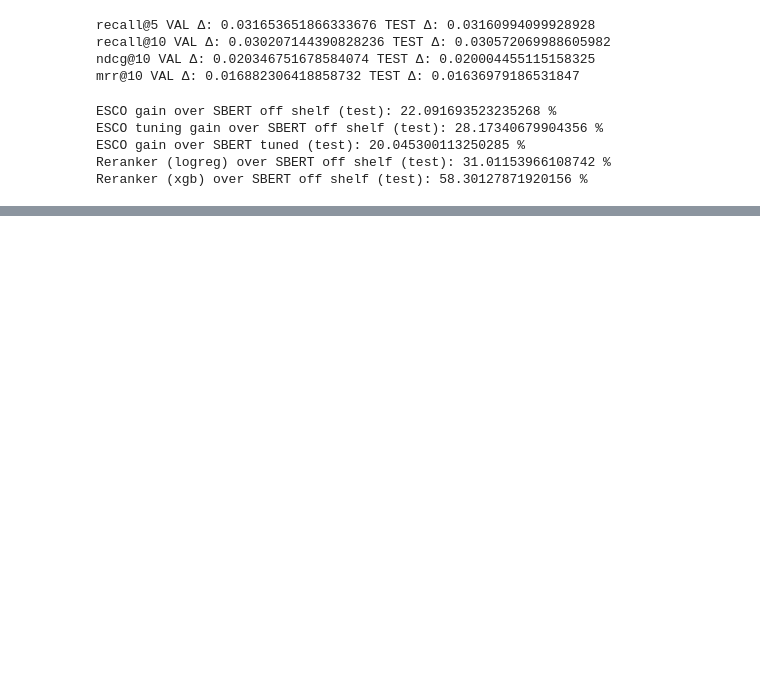
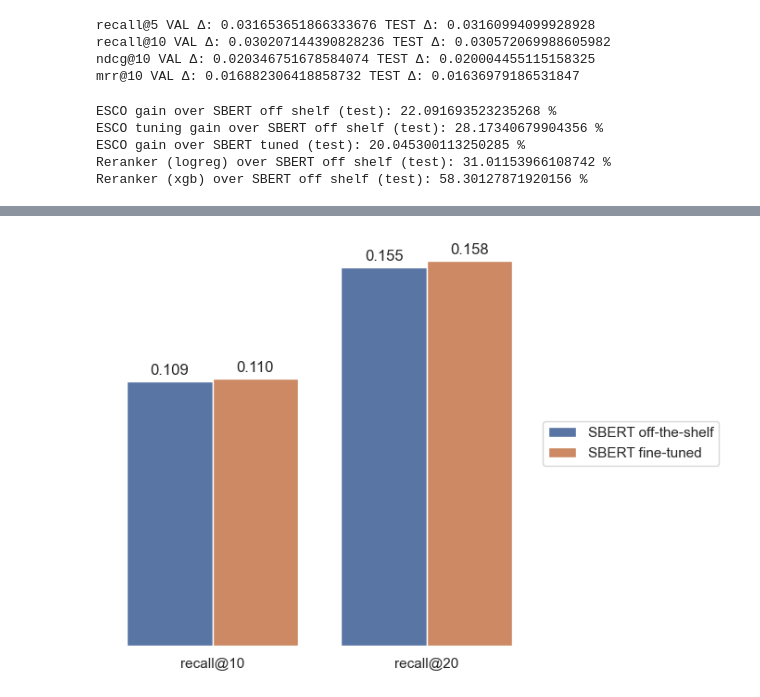
Before and after one commit to 20240693/Thesis-Career-Transitions, a Jupyter notebook: Notebooks/07_Results_analysis.ipynb, the cells around one changed output, grey strips where cells are left out. Saved outputs shown, nothing was run; the diff lists cells and outputs as text; code cells hidden in the pictures; blank space fills up the shorter version.

```diff
--- a/Notebooks/07_Results_analysis.ipynb
+++ b/Notebooks/07_Results_analysis.ipynb
@@ -340,0 +338,33 @@ plt.show()
+# %%
+bar_df = (
+    test_table.loc[["recall@10", "recall@20"], ["SBERT off-the-shelf", "SBERT fine-tuned"]]
+    .reset_index()
+    .melt(id_vars="index", var_name="Model", value_name="Recall")
+    .rename(columns={"index": "Metric"})
+)
+
+plt.figure(figsize=(7, 5))
+ax = sns.barplot(data=bar_df, x="Metric", y="Recall", hue="Model")
+
+for container in ax.containers:
+    ax.bar_label(container, fmt="%.3f", padding=3)
+
+ax.grid(False)
+ax.set_ylabel("")
+ax.set_yticks([])
+ax.set_xlabel("")
+
+
+sns.despine(left=True, bottom=True)
+for spine in ["top", "right", "left", "bottom"]:
+    ax.spines[spine].set_visible(False)
+
+# Move legend outside
+ax.legend(title="", bbox_to_anchor=(1.02, 0.5), loc="center left", borderaxespad=0)
+
+#plt.title("Recall@10 and Recall@20 (Test Set): Off-the-shelf vs Fine-tuned SBERT")
+
+plt.tight_layout()
+plt.show()
+# %% [output]
+[figure, added]
```
Also changed, not shown: parts of 6 cells of this notebook.
